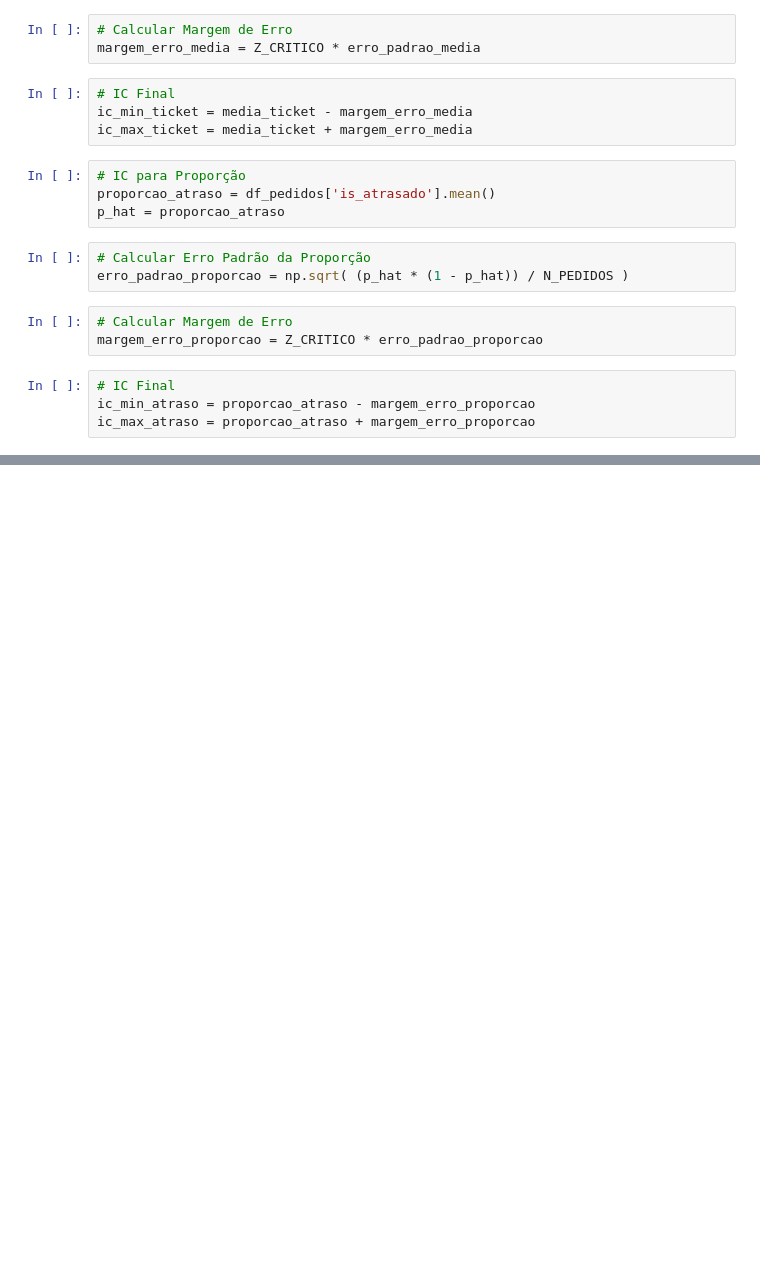
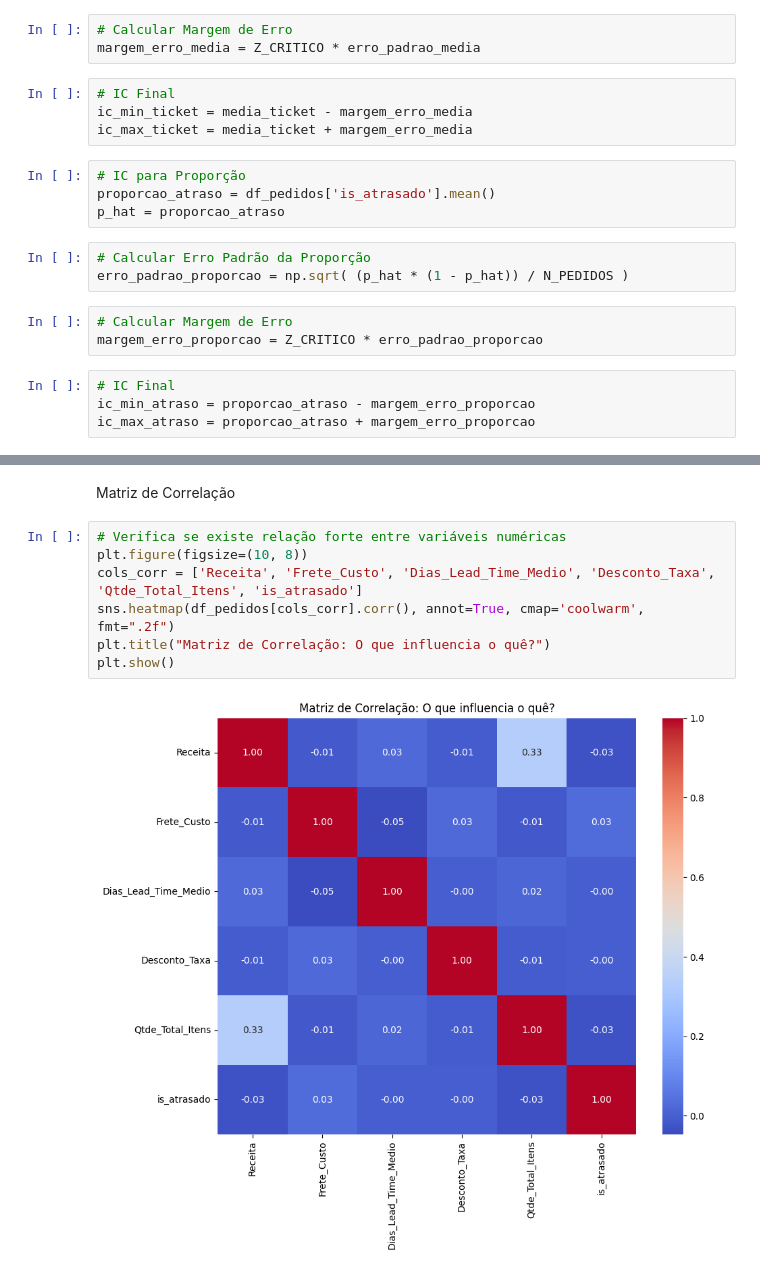
Before and after one commit to JonasLima99/EQUIPE-WOLF---ESTATISTICA-E-PROB, a Jupyter notebook: notebooks/main_analise.ipynb, the cells around one changed output, grey strips where cells are left out. Cells and saved outputs as stored; diff of their text form; blank space fills up the shorter version.

```diff
--- a/notebooks/main_analise.ipynb
+++ b/notebooks/main_analise.ipynb
@@ -392,0 +377,11 @@ Número de Pedidos (n): 2000
+# %% [markdown]
+Matriz de Correlação
+# %%
+# Verifica se existe relação forte entre variáveis numéricas
+plt.figure(figsize=(10, 8))
+cols_corr = ['Receita', 'Frete_Custo', 'Dias_Lead_Time_Medio', 'Desconto_Taxa', 'Qtde_Total_Itens', 'is_atrasado']
+sns.heatmap(df_pedidos[cols_corr].corr(), annot=True, cmap='coolwarm', fmt=".2f")
+plt.title("Matriz de Correlação: O que influencia o quê?")
+plt.show()
+# %% [output]
+[figure, added]
```
Also changed, not shown: parts of 17 cells of this notebook, 8 other files.
